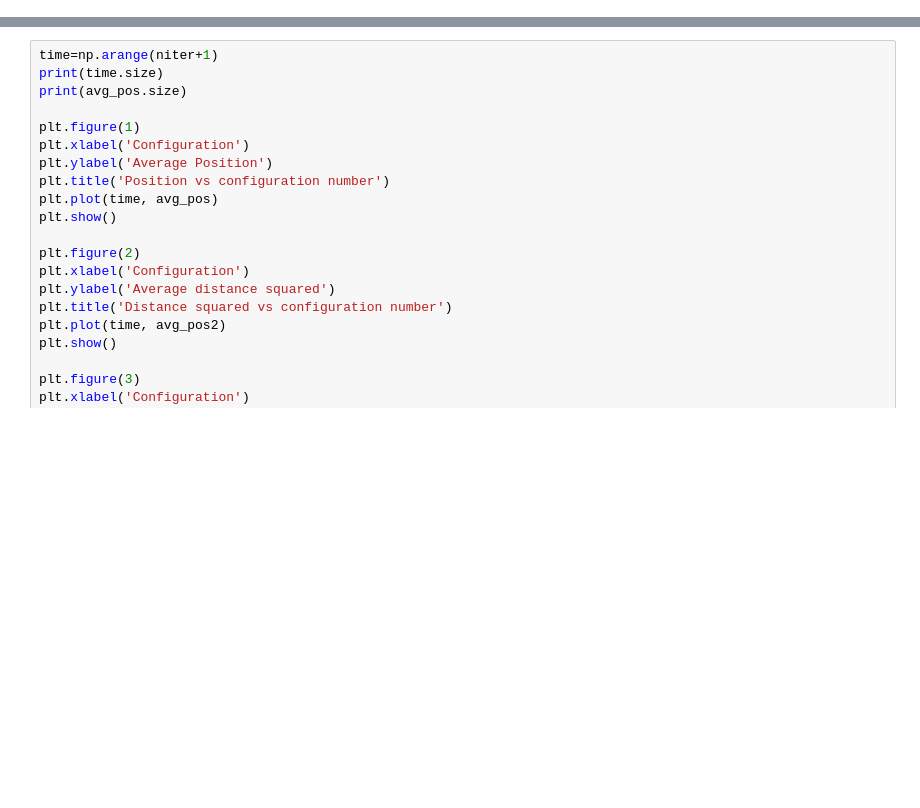
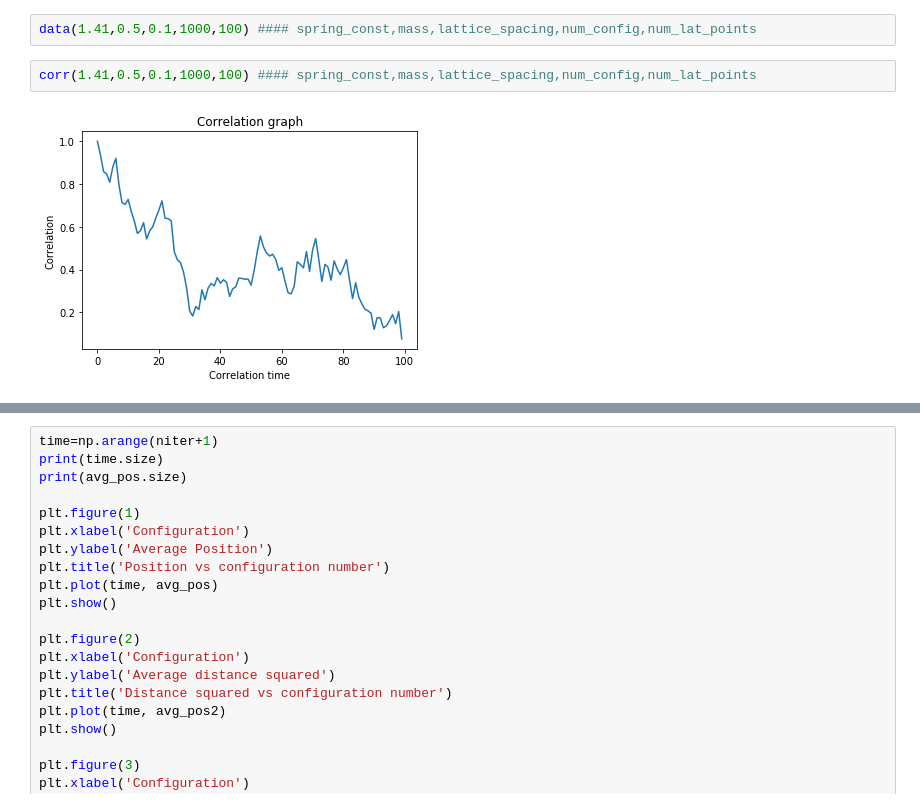
Before and after one commit to willrobs/ph353a3, a Jupyter notebook: Metropolis Algorithm.ipynb, the cells around one changed output, grey strips where cells are left out. Cells and saved outputs as stored; diff of their text form; blank space fills up the shorter version.

```diff
--- a/Metropolis Algorithm.ipynb
+++ b/Metropolis Algorithm.ipynb
@@ -141 +272,7 @@ def data(spring_const,mass,lattice_spacing):
+# %%
+data(1.41,0.5,0.1,1000,100) #### spring_const,mass,lattice_spacing,num_config,num_lat_points
+# %%
+corr(1.41,0.5,0.1,1000,100) #### spring_const,mass,lattice_spacing,num_config,num_lat_points
+# %% [output]
+[figure, added]
 # %%
```
Also changed, not shown: parts of 4 cells of this notebook.
